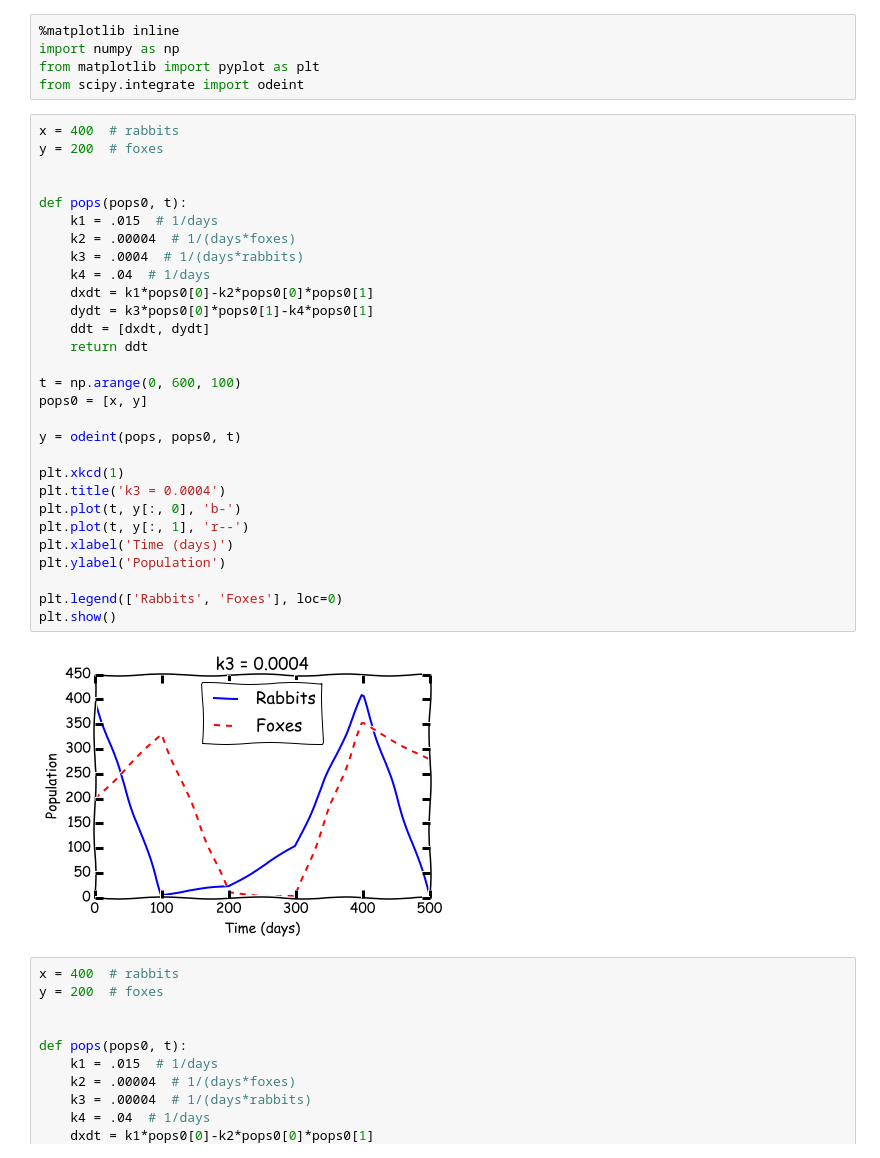
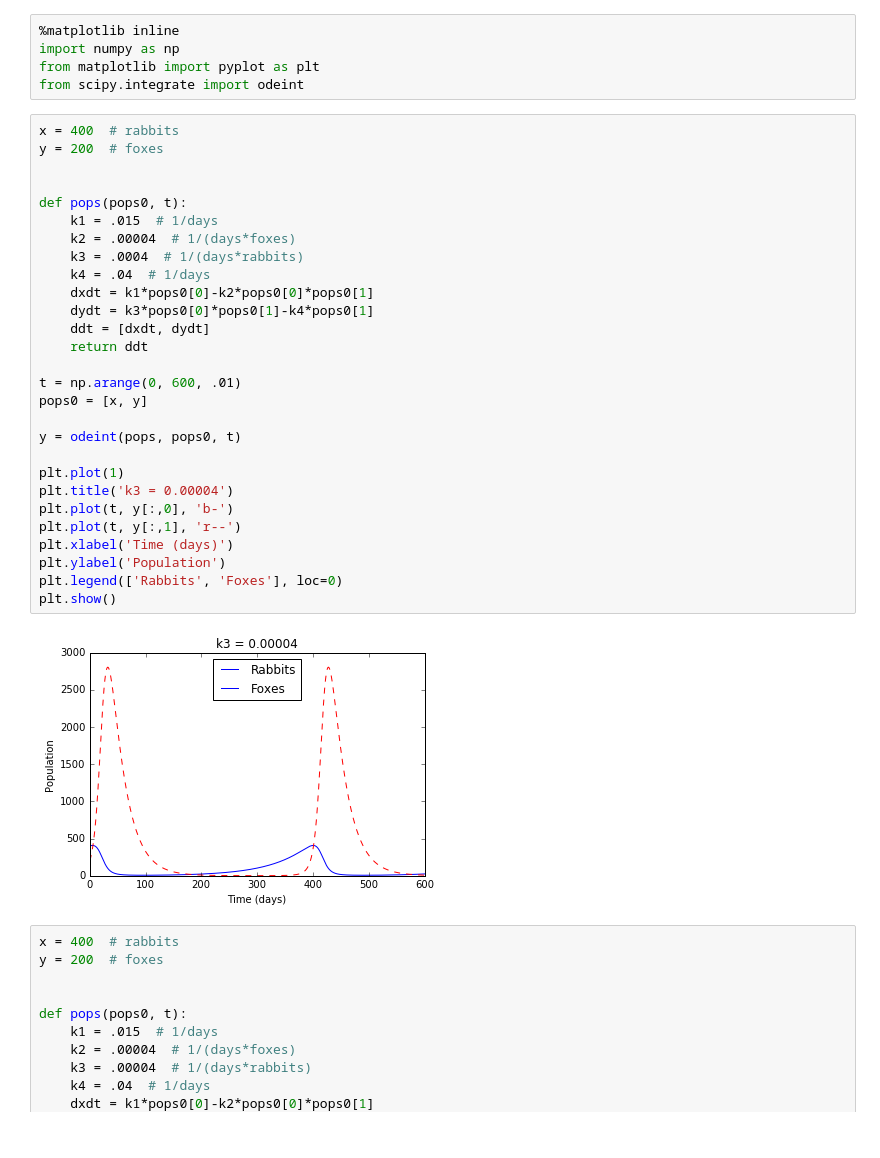
Before and after one commit to awolek/rabbits-and-foxes-jtr5395, a Jupyter notebook: rabbits-and-foxes.ipynb, the cells around one changed output. Saved outputs shown, nothing was run; the diff lists cells and outputs as text.

```diff
--- a/rabbits-and-foxes.ipynb
+++ b/rabbits-and-foxes.ipynb
@@ -66,34 +84,33 @@ from scipy.integrate import odeint
 # %%
 x = 400  # rabbits
 y = 200  # foxes
 
 
 def pops(pops0, t):
     k1 = .015  # 1/days
     k2 = .00004  # 1/(days*foxes)
     k3 = .0004  # 1/(days*rabbits)
     k4 = .04  # 1/days
     dxdt = k1*pops0[0]-k2*pops0[0]*pops0[1]
     dydt = k3*pops0[0]*pops0[1]-k4*pops0[1]
     ddt = [dxdt, dydt]
     return ddt
 
-t = np.arange(0, 600, 100)
+t = np.arange(0, 600, .01)
 pops0 = [x, y]
 
 y = odeint(pops, pops0, t)
 
-plt.xkcd(1)
-plt.title('k3 = 0.0004')
-plt.plot(t, y[:, 0], 'b-')
-plt.plot(t, y[:, 1], 'r--')
+plt.plot(1)
+plt.title('k3 = 0.00004')
+plt.plot(t, y[:,0], 'b-')
+plt.plot(t, y[:,1], 'r--')
 plt.xlabel('Time (days)')
 plt.ylabel('Population')
-
 plt.legend(['Rabbits', 'Foxes'], loc=0)
 plt.show()
 # %% [output]
-[figure, old version]
+[figure, new version]
 # %%
 x = 400  # rabbits
 y = 200  # foxes
```
Also changed, not shown: parts of 2 cells of this notebook.
